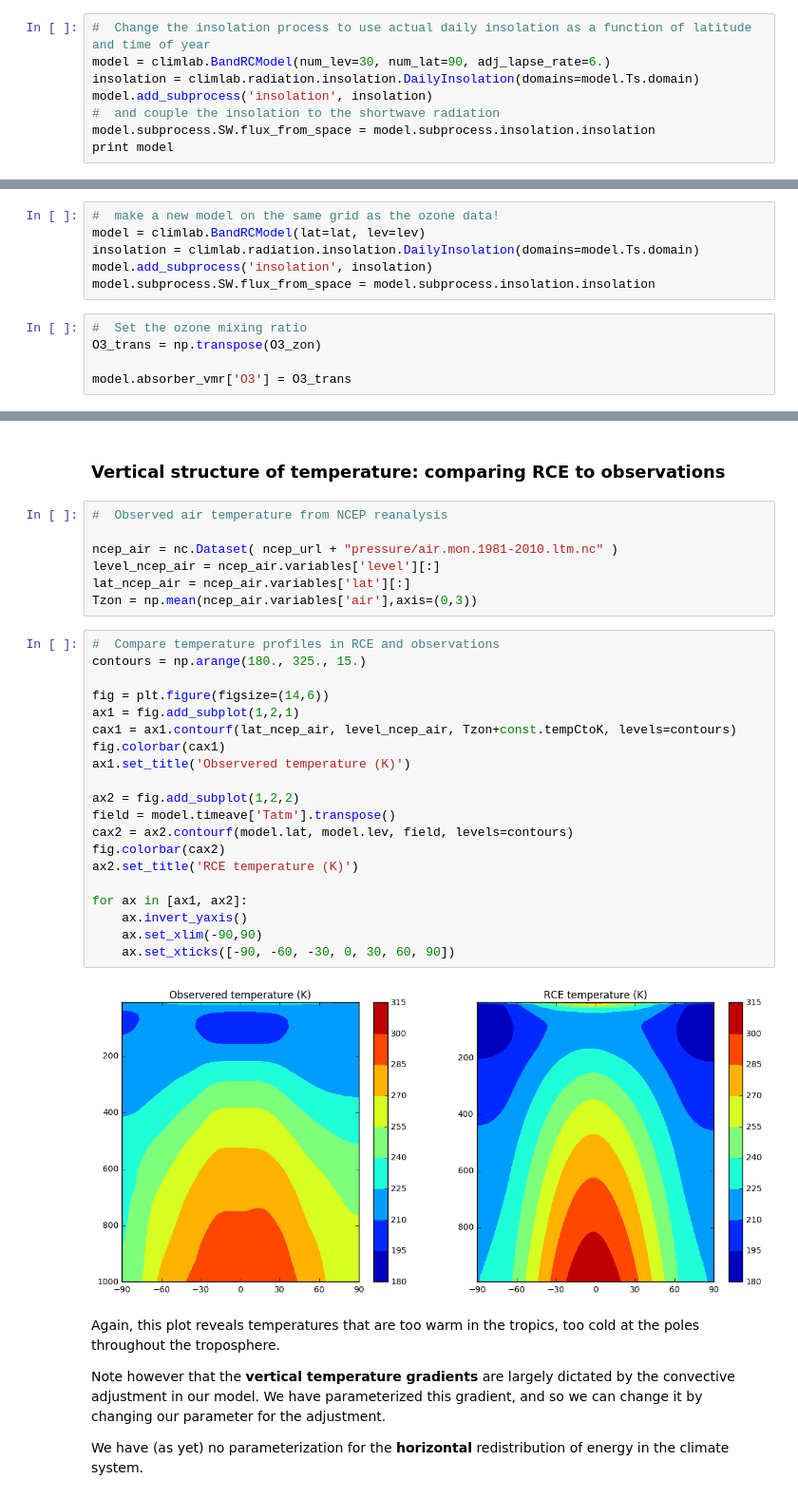
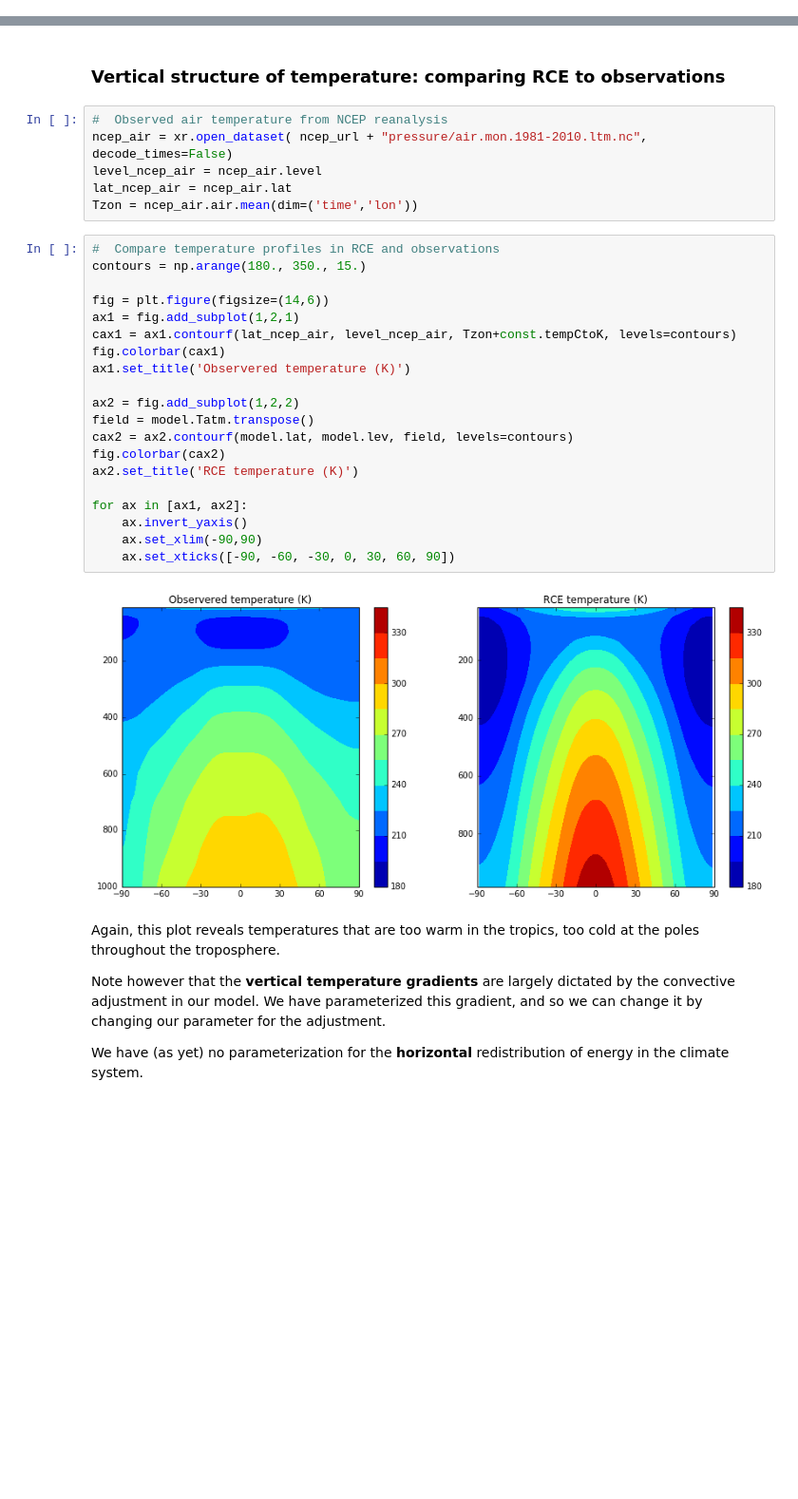
Before and after one commit to brian-rose/ClimateModeling_courseware, a Jupyter notebook: Lectures/Lecture13 -- Heat transport.ipynb, the cells around one changed output, grey strips where cells are left out. Shown at 95% size. Saved outputs shown, nothing was run; the diff lists cells and outputs as text; blank space fills up the shorter version.

Commit message:
Rewrite Lecture 13 to use xarray and RRTMG model

```diff
--- a/Lectures/Lecture13 -- Heat transport.ipynb
+++ b/Lectures/Lecture13 -- Heat transport.ipynb
@@ -132,8 +151,0 @@ This model does not yet have a realistic distribution of insolation. We have to
-# %%
-#  Change the insolation process to use actual daily insolation as a function of latitude and time of year
-model = climlab.BandRCModel(num_lev=30, num_lat=90, adj_lapse_rate=6.)
-insolation = climlab.radiation.insolation.DailyInsolation(domains=model.Ts.domain)
-model.add_subprocess('insolation', insolation)
-#  and couple the insolation to the shortwave radiation
-model.subprocess.SW.flux_from_space = model.subprocess.insolation.insolation
-print model
@@ -215,14 +164,3 @@ O3_zon = np.mean( ozone.variables['O3'],axis=(0,3) )
-# %%
-#  make a new model on the same grid as the ozone data!
-model = climlab.BandRCModel(lat=lat, lev=lev)
-insolation = climlab.radiation.insolation.DailyInsolation(domains=model.Ts.domain)
-model.add_subprocess('insolation', insolation)
-model.subprocess.SW.flux_from_space = model.subprocess.insolation.insolation
-# %%
-#  Set the ozone mixing ratio
-O3_trans = np.transpose(O3_zon)
-
-model.absorber_vmr['O3'] = O3_trans
 # %%
 model.integrate_years(2.)
 # %% [output]
@@ -261,33 +186,32 @@ Our modeled RCE state is **too warm in the tropics**, and **too cold in the mid-
 ###  Vertical structure of temperature: comparing RCE to observations
 # %%
 #  Observed air temperature from NCEP reanalysis
-
-ncep_air = nc.Dataset( ncep_url + "pressure/air.mon.1981-2010.ltm.nc" )
-level_ncep_air = ncep_air.variables['level'][:]
-lat_ncep_air = ncep_air.variables['lat'][:]
-Tzon = np.mean(ncep_air.variables['air'],axis=(0,3))
+ncep_air = xr.open_dataset( ncep_url + "pressure/air.mon.1981-2010.ltm.nc", decode_times=False)
+level_ncep_air = ncep_air.level
+lat_ncep_air = ncep_air.lat
+Tzon = ncep_air.air.mean(dim=('time','lon'))
 # %%
 #  Compare temperature profiles in RCE and observations
-contours = np.arange(180., 325., 15.)
+contours = np.arange(180., 350., 15.)
 
 fig = plt.figure(figsize=(14,6))
 ax1 = fig.add_subplot(1,2,1)
 cax1 = ax1.contourf(lat_ncep_air, level_ncep_air, Tzon+const.tempCtoK, levels=contours)
 fig.colorbar(cax1)
 ax1.set_title('Observered temperature (K)')
 
 ax2 = fig.add_subplot(1,2,2)
-field = model.timeave['Tatm'].transpose()
+field = model.Tatm.transpose()
 cax2 = ax2.contourf(model.lat, model.lev, field, levels=contours)
 fig.colorbar(cax2)
 ax2.set_title('RCE temperature (K)')
 
 for ax in [ax1, ax2]:
     ax.invert_yaxis()
     ax.set_xlim(-90,90)
     ax.set_xticks([-90, -60, -30, 0, 30, 60, 90])
 # %% [output]
-[figure, old version]
+[figure, new version]
 # %% [markdown]
 Again, this plot reveals temperatures that are too warm in the tropics, too cold at the poles throughout the troposphere.
 
```
Also changed, not shown: parts of 47 cells of this notebook.
